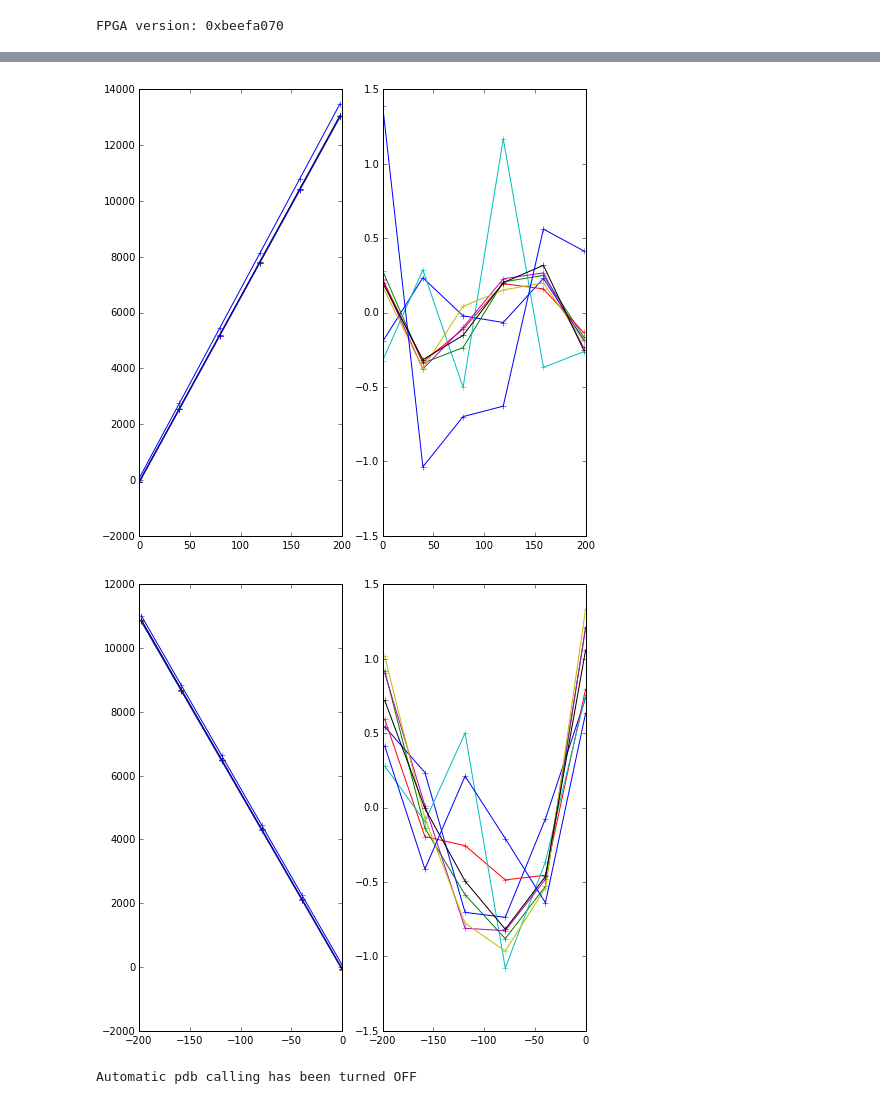
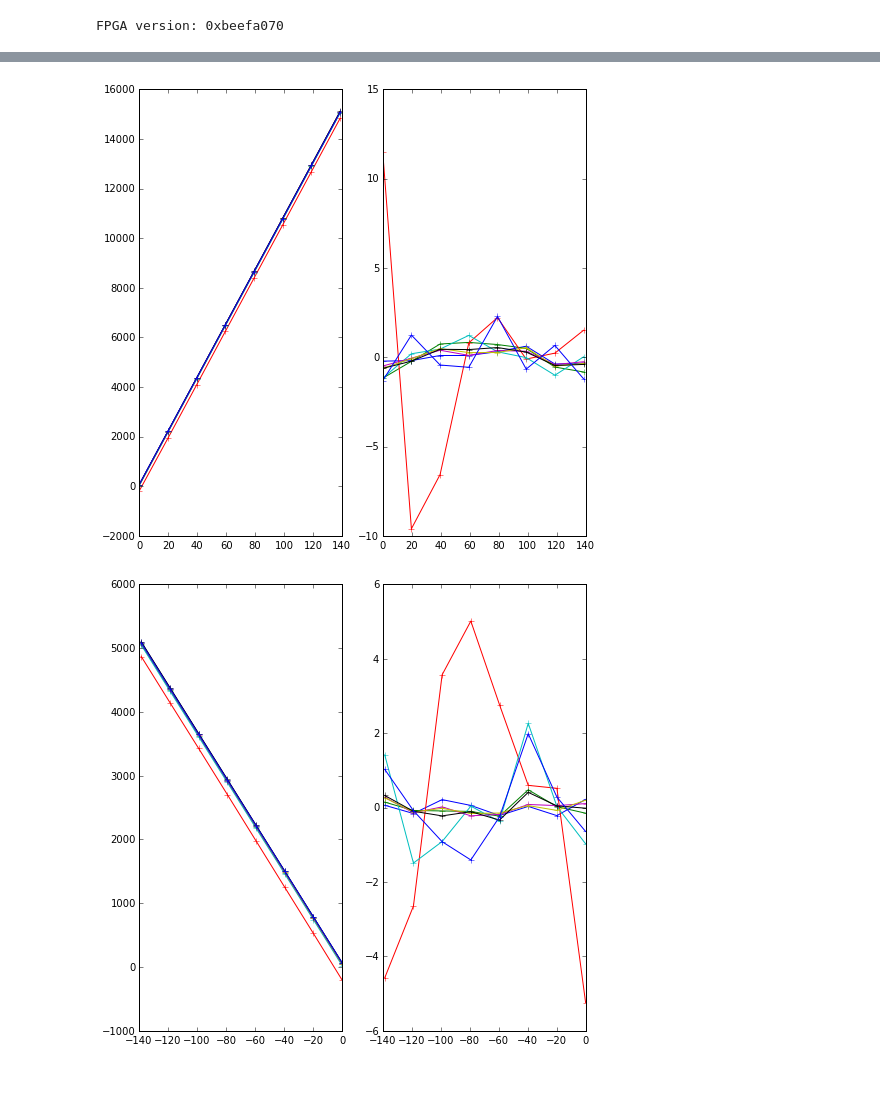
Before and after one commit to Subaru-PFS/ics_xcu_fpga, a Jupyter notebook: notebooks/ccdControl.ipynb, the cells around one changed output, grey strips where cells are left out. Drawn from its saved outputs; the diff is of its cells as text; code cells hidden in the pictures.

```diff
--- a/notebooks/ccdControl.ipynb
+++ b/notebooks/ccdControl.ipynb
@@ -131,7 +127,6 @@ if doCalib:
     #    fee.doSet('bias', 'P_off', -1.0, channel=channel)
     #    fee.doSet('bias', 'S_off', -1.0, channel=channel)
     #    fee.doSet('bias', 'S_on', 3.0, channel=channel)
-    fee.raw('sp,BT1')
 
     time.sleep(1)
     pcm.powerCmd('fee', turnOn=False)
@@ -268,7 +219,7 @@ reload(fpgaMod)
 reload(fpgaMod.ccd)
 reload(fpgaMod)
 
-ccd = fpgaMod.CCD(adc18bit=1)  # adc18bit=2 reads the low bits.
+ccd = fpgaMod.CCD(9, 'red', adc18bit=1)  # adc18bit=2 reads the low bits.
 ccd.pciReset()
 print "FPGA version: 0x%08x" % (ccd.peekWord(0))
 # %% [output]
@@ -330,13 +276,13 @@ reload(nbFuncs)
 doGainCurve = True
 if doGainCurve:
     fee.zeroOffsets()
-    stepSize = 2*19.8
-    statCols = slice(30,-30)
+    stepSize = 19.8
+    statCols = slice(50,-50)
     amps = np.arange(8)
-    noffsets, nlevels = nbFuncs.gainCurve(ccd, fee, amps=amps, stepSize=stepSize, leg='n',
-                                          statCols=statCols, doUnwrap=65000, clockFunc=pfsClocks)
-    poffsets, plevels = nbFuncs.gainCurve(ccd, fee, amps=amps, stepSize=-stepSize, leg='p',
-                                          statCols=statCols, doUnwrap=65000, clockFunc=pfsClocks)
+    noffsets, nlevels = nbFuncs.gainCurve(ccd, fee, amps=amps, stepSize=stepSize, leg='n', offLimit=150,
+                                          statCols=statCols, doUnwrap=65000, clockFunc=pfsClocks, nrows=200)
+    poffsets, plevels = nbFuncs.gainCurve(ccd, fee, amps=amps, stepSize=-stepSize, leg='p', offLimit=150,
+                                          statCols=statCols, doUnwrap=65000, clockFunc=pfsClocks, nrows=200)
 
     print
     nfits = nbFuncs.plotGains(noffsets, nlevels, amps=amps)
@@ -363,5 +309,5 @@ means(39.600): [2751.1937 2538.4972 2543.9805 2572.7066 2550.5047 2553.0841 2560
-[figure, old version]
+[figure, new version]
-[figure, old version]
+[figure, new version]
 # %%
 %pdb off
 reload(ccdFuncs)
@@ -399,8 +345,6 @@ if doTune:
                                            doZero=True, doUnwrap=65000)
 
     defOffsets = offs
-# %% [output]
-Automatic pdb calling has been turned OFF
 # %%
 reload(ccdFuncs)
 reload(nbFuncs)
```
Also changed, not shown: parts of 9 cells of this notebook, 3 other files.
